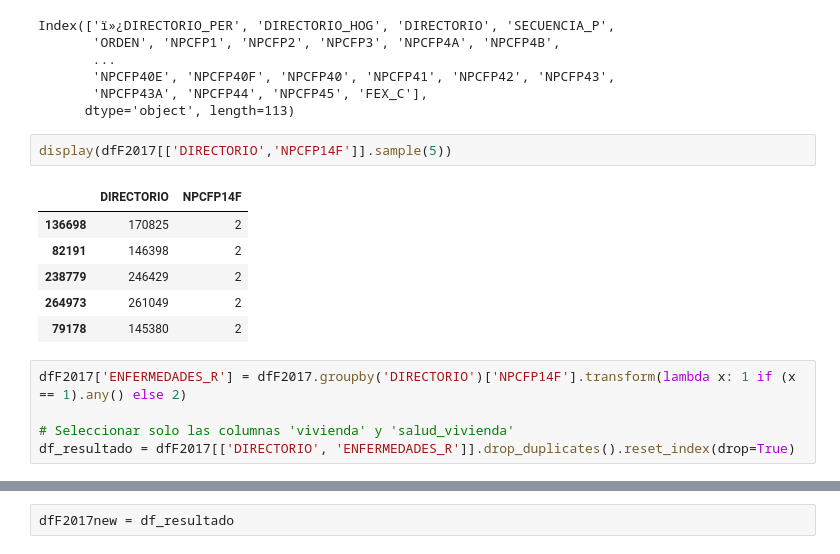
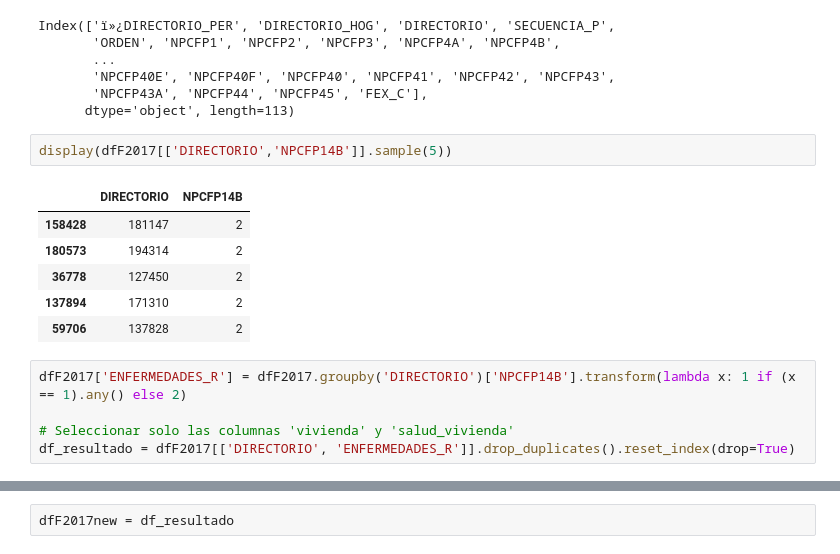
Before and after one commit to storres21/Proyecto-2-BI, a Jupyter notebook: limpiezaDatos.ipynb, the cells around one changed output, grey strips where cells are left out. Saved outputs shown, nothing was run; the diff lists cells and outputs as text.

```diff
--- a/limpiezaDatos.ipynb
+++ b/limpiezaDatos.ipynb
@@ -259,16 +259,16 @@ Index(['ï»¿DIRECTORIO_PER', 'DIRECTORIO_HOG', 'DIRECTORIO', 'SECUENCIA_P',
        'NPCFP43A', 'NPCFP44', 'NPCFP45', 'FEX_C'],
       dtype='object', length=113)
 # %%
-display(dfF2017[['DIRECTORIO','NPCFP14F']].sample(5))
+display(dfF2017[['DIRECTORIO','NPCFP14B']].sample(5))
 # %% [output]
-|  | DIRECTORIO | NPCFP14F |
-| 136698 | 170825 | 2 |
-| 82191 | 146398 | 2 |
-| 238779 | 246429 | 2 |
-| 264973 | 261049 | 2 |
-| 79178 | 145380 | 2 |
+|  | DIRECTORIO | NPCFP14B |
+| 158428 | 181147 | 2 |
+| 180573 | 194314 | 2 |
+| 36778 | 127450 | 2 |
+| 137894 | 171310 | 2 |
+| 59706 | 137828 | 2 |
 # %%
-dfF2017['ENFERMEDADES_R'] = dfF2017.groupby('DIRECTORIO')['NPCFP14F'].transform(lambda x: 1 if (x == 1).any() else 2)
+dfF2017['ENFERMEDADES_R'] = dfF2017.groupby('DIRECTORIO')['NPCFP14B'].transform(lambda x: 1 if (x == 1).any() else 2)
 
 # Seleccionar solo las columnas 'vivienda' y 'salud_vivienda'
 df_resultado = dfF2017[['DIRECTORIO', 'ENFERMEDADES_R']].drop_duplicates().reset_index(drop=True)
```
Also changed, not shown: parts of 14 cells of this notebook, 1 other file.
